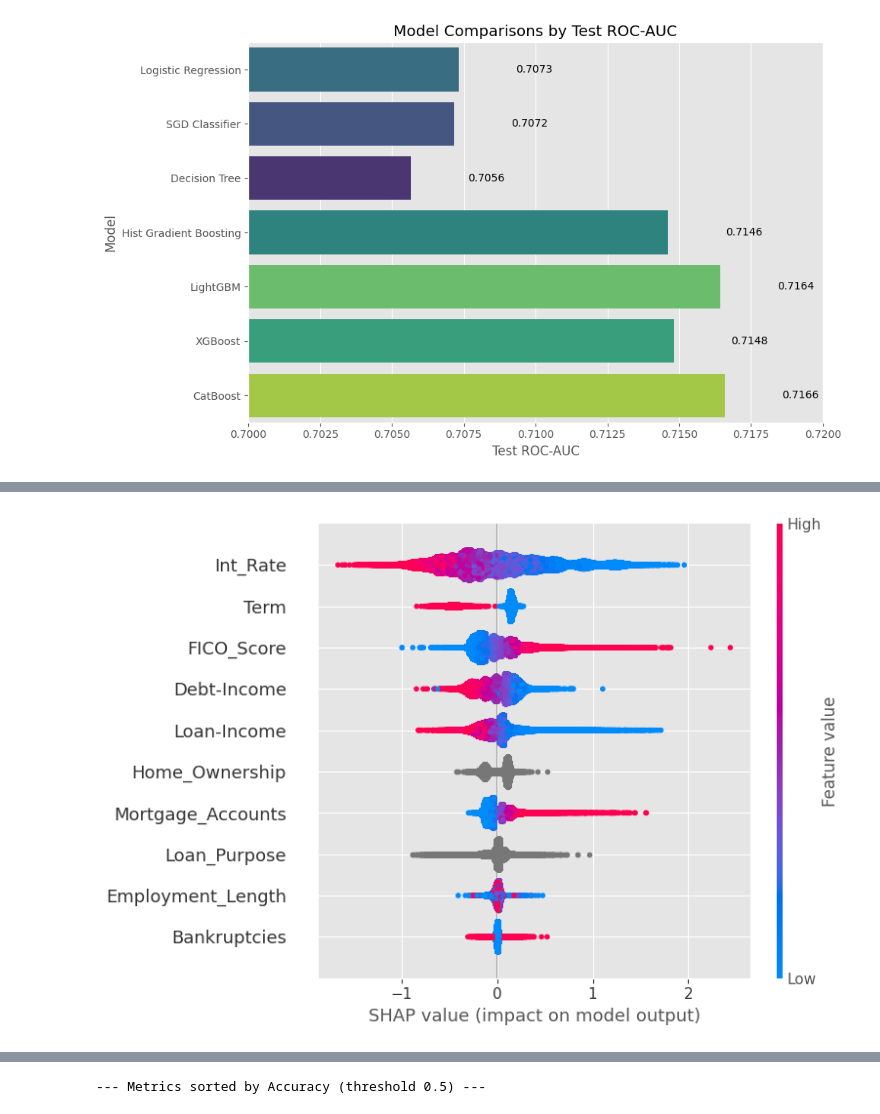
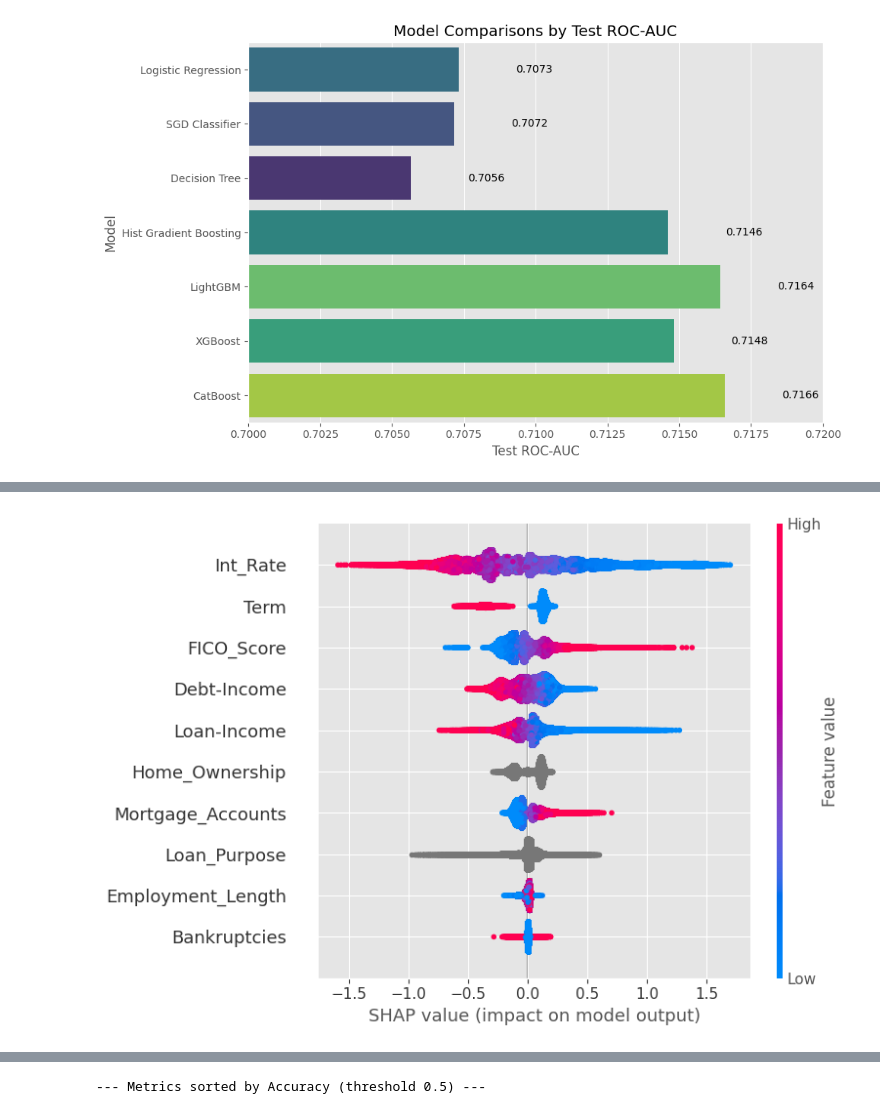
Before and after one commit to edwardweldon100/LendingClub-Capstone-Project, a Jupyter notebook: Lending Club Dataset- Model- FullyPaid_ChargeOff.ipynb, the cells around one changed output, grey strips where cells are left out. Drawn from its saved outputs; the diff is of its cells as text; code cells hidden in the pictures.

```diff
--- a/Lending Club Dataset- Model- FullyPaid_ChargeOff.ipynb
+++ b/Lending Club Dataset- Model- FullyPaid_ChargeOff.ipynb
@@ -684,10 +623,10 @@ plt.show()
 # %%
-#Beeswarm Plot for Top Model (CatBoost)
-explainer = shap.TreeExplainer(cat)
+#Beeswarm Plot for Top Model (LightGBM)
+explainer = shap.TreeExplainer(lgb_best)
 shap_values = explainer.shap_values(X2_test)
 plt.figure(figsize=(10, 6))
 shap.summary_plot(shap_values, X2_test, plot_type='dot', show=True)
 # %% [output]
-[figure, old version]
+[figure, new version]
 # %%
 #---Confusion Matrix & Metrics
```
Also changed, not shown: parts of 14 cells of this notebook, 2 other files.
